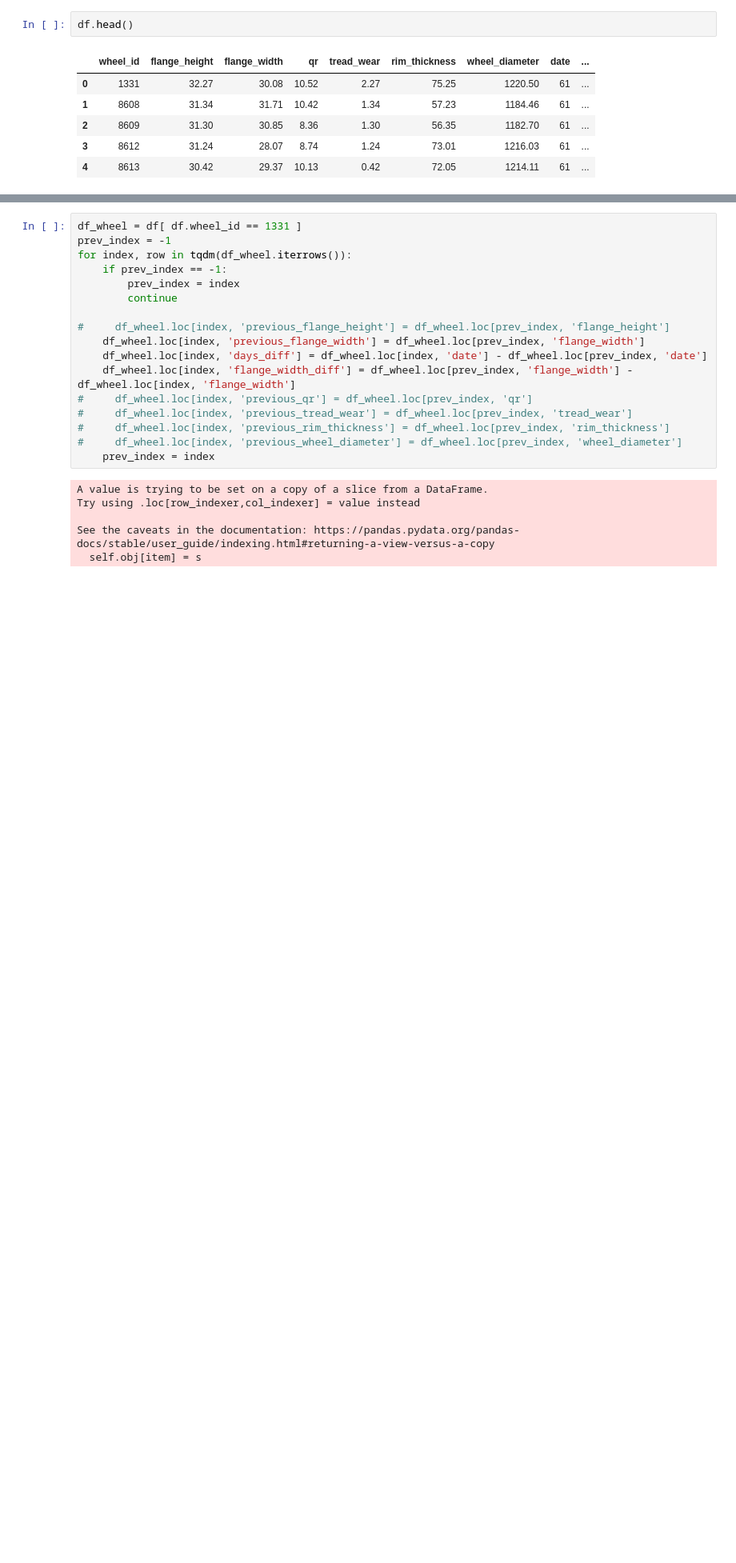
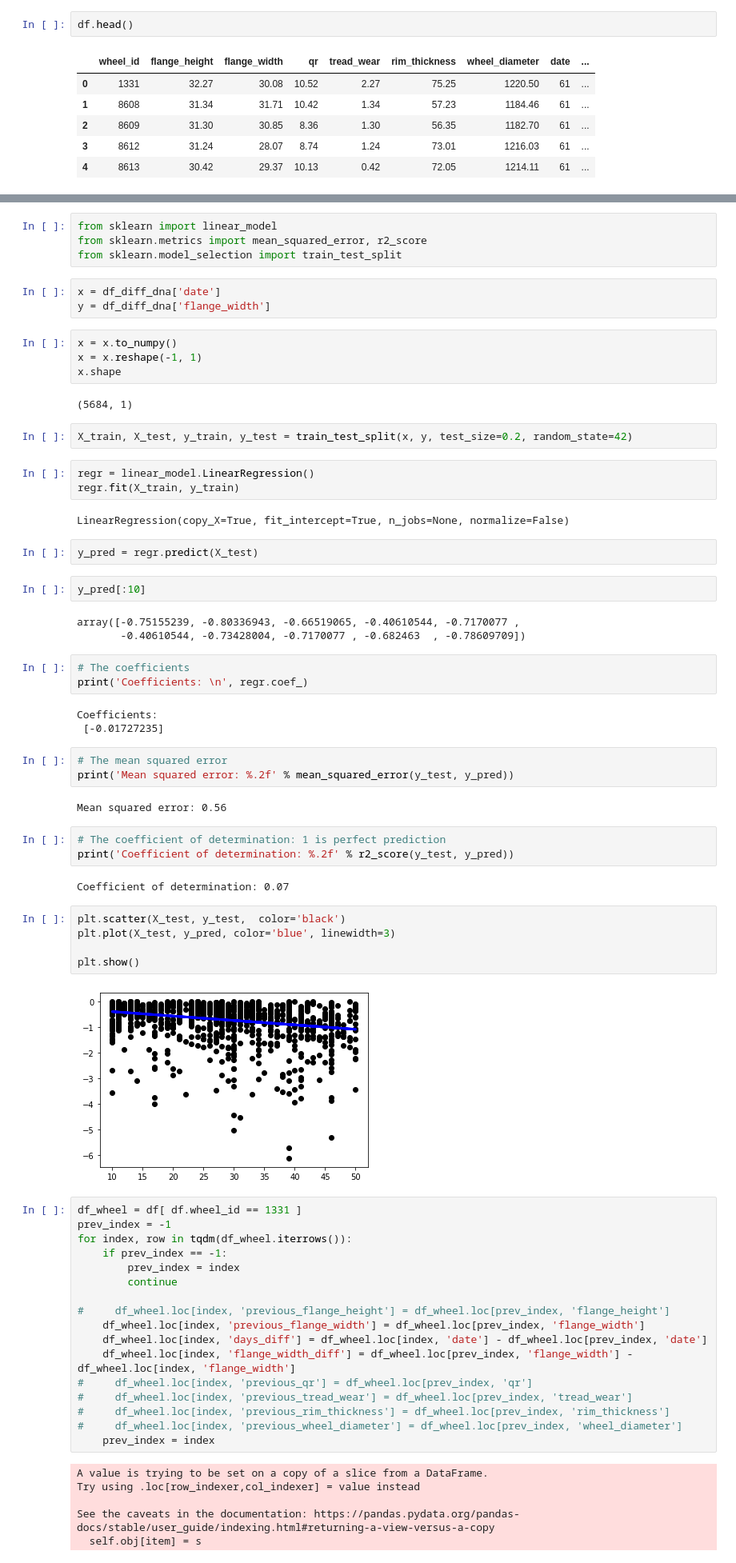
Before and after one commit to Metafiz/ml-base-2020, a Jupyter notebook: Python/train-wheels-repair-prediction.ipynb, the cells around one changed output, grey strips where cells are left out. Shown at 80% size. Saved outputs shown, nothing was run; the diff lists cells and outputs as text; blank space fills up the shorter version.

```diff
--- a/Python/train-wheels-repair-prediction.ipynb
+++ b/Python/train-wheels-repair-prediction.ipynb
@@ -128,3 +219,53 @@ df.head()
+# %%
+from sklearn import linear_model
+from sklearn.metrics import mean_squared_error, r2_score
+from sklearn.model_selection import train_test_split
+# %%
+x = df_diff_dna['date']
+y = df_diff_dna['flange_width']
+# %%
+x = x.to_numpy()
+x = x.reshape(-1, 1)
+x.shape
+# %% [output]
+(5684, 1)
+# %%
+X_train, X_test, y_train, y_test = train_test_split(x, y, test_size=0.2, random_state=42)
+# %%
+regr = linear_model.LinearRegression()
+regr.fit(X_train, y_train)
+# %% [output]
+LinearRegression(copy_X=True, fit_intercept=True, n_jobs=None, normalize=False)
+# %%
+y_pred = regr.predict(X_test)
+# %%
+y_pred[:10]
+# %% [output]
+array([-0.75155239, -0.80336943, -0.66519065, -0.40610544, -0.7170077 ,
+       -0.40610544, -0.73428004, -0.7170077 , -0.682463  , -0.78609709])
+# %%
+# The coefficients
+print('Coefficients: \n', regr.coef_)
+# %% [output]
+Coefficients:
+ [-0.01727235]
+# %%
+# The mean squared error
+print('Mean squared error: %.2f' % mean_squared_error(y_test, y_pred))
+# %% [output]
+Mean squared error: 0.56
+# %%
+# The coefficient of determination: 1 is perfect prediction
+print('Coefficient of determination: %.2f' % r2_score(y_test, y_pred))
+# %% [output]
+Coefficient of determination: 0.07
+# %%
+plt.scatter(X_test, y_test,  color='black')
+plt.plot(X_test, y_pred, color='blue', linewidth=3)
+
+plt.show()
+# %% [output]
+[figure, added]
 # %%
 df_wheel = df[ df.wheel_id == 1331 ]
 prev_index = -1
```
Also changed, not shown: parts of 24 cells of this notebook, 1 other file.
